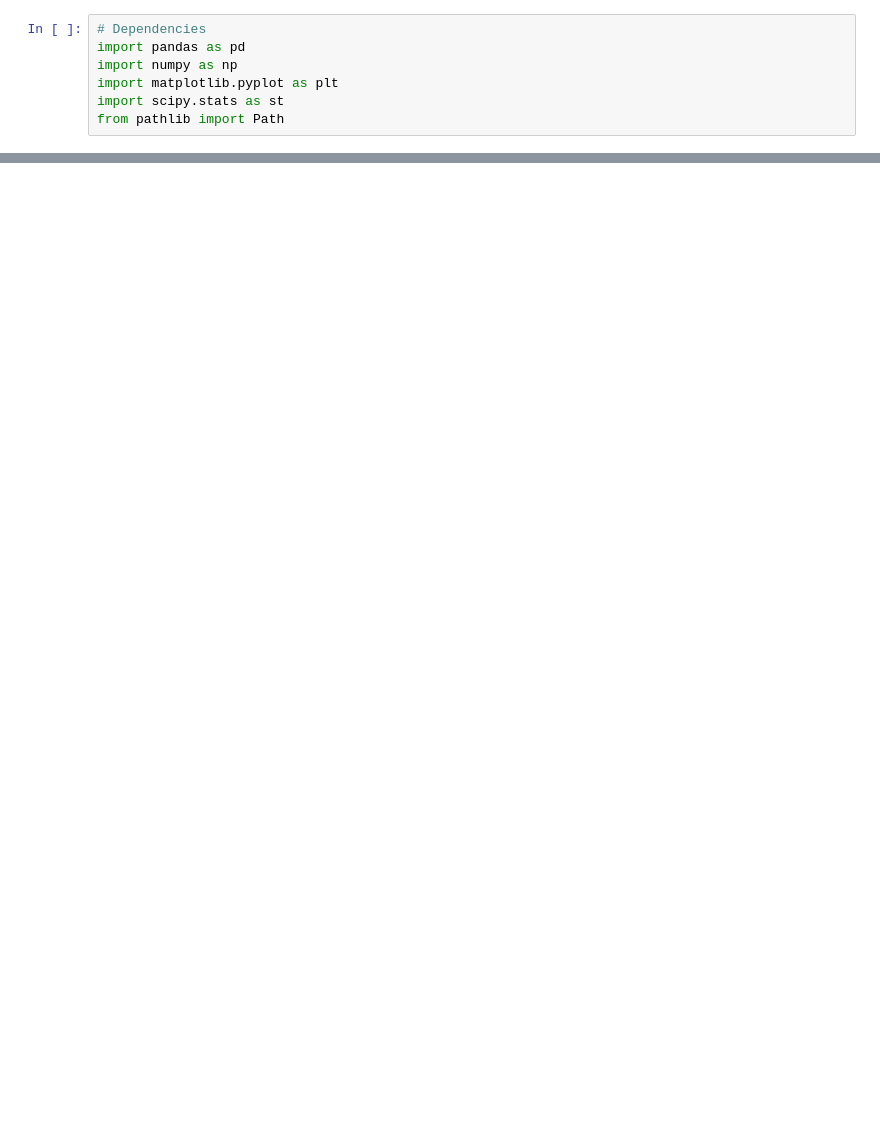
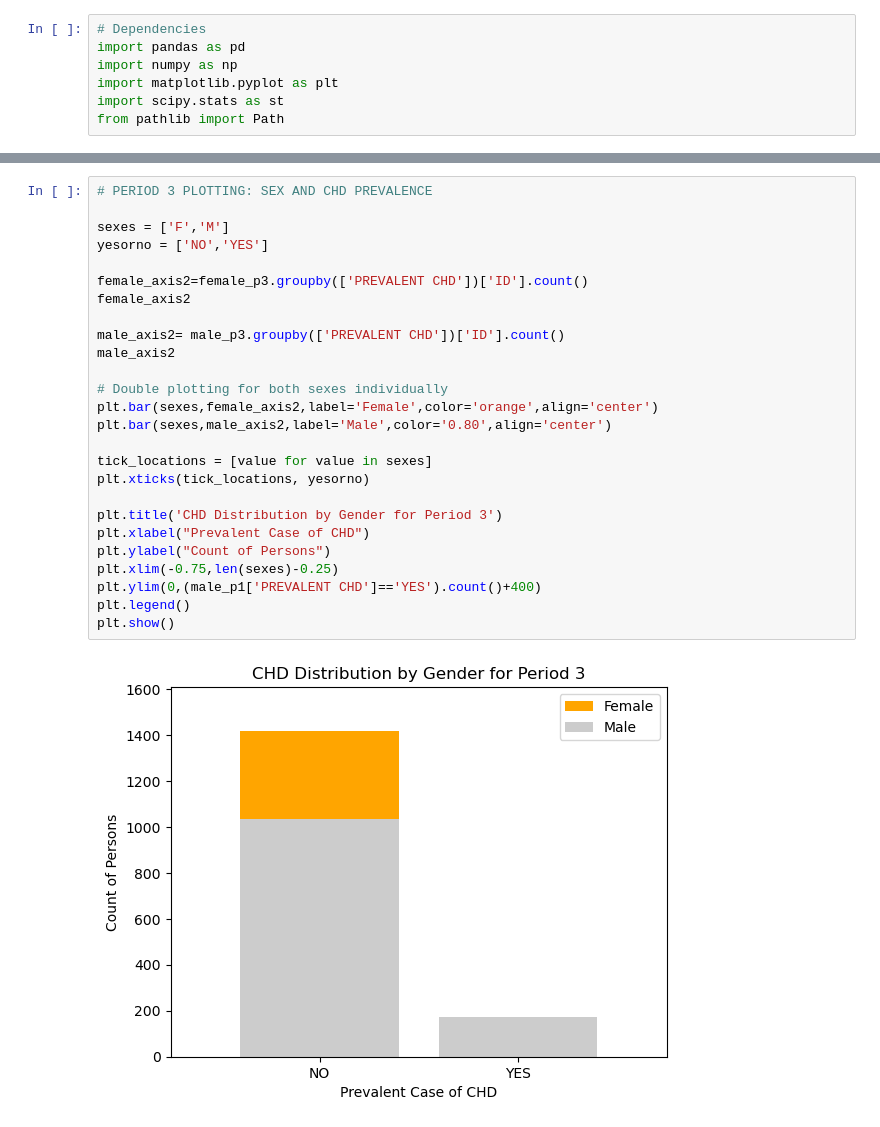
Before and after one commit to Yasmin-9/HeartInsights, a Jupyter notebook: sex/sex.ipynb, the cells around one changed output, grey strips where cells are left out. Cells and saved outputs as stored; diff of their text form; blank space fills up the shorter version.

```diff
--- a/sex/sex.ipynb
+++ b/sex/sex.ipynb
@@ -69,0 +182,28 @@ dtype: int64
+# %%
+# PERIOD 3 PLOTTING: SEX AND CHD PREVALENCE
+
+sexes = ['F','M']
+yesorno = ['NO','YES']
+
+female_axis2=female_p3.groupby(['PREVALENT CHD'])['ID'].count()
+female_axis2
+
+male_axis2= male_p3.groupby(['PREVALENT CHD'])['ID'].count()
+male_axis2
+
+# Double plotting for both sexes individually
+plt.bar(sexes,female_axis2,label='Female',color='orange',align='center')
+plt.bar(sexes,male_axis2,label='Male',color='0.80',align='center')
+
+tick_locations = [value for value in sexes]
+plt.xticks(tick_locations, yesorno)
+
+plt.title('CHD Distribution by Gender for Period 3')
+plt.xlabel("Prevalent Case of CHD")
+plt.ylabel("Count of Persons")
+plt.xlim(-0.75,len(sexes)-0.25)
+plt.ylim(0,(male_p1['PREVALENT CHD']=='YES').count()+400)
+plt.legend()
+plt.show()
+# %% [output]
+[figure, added]
```
Also changed, not shown: parts of 8 cells of this notebook.
